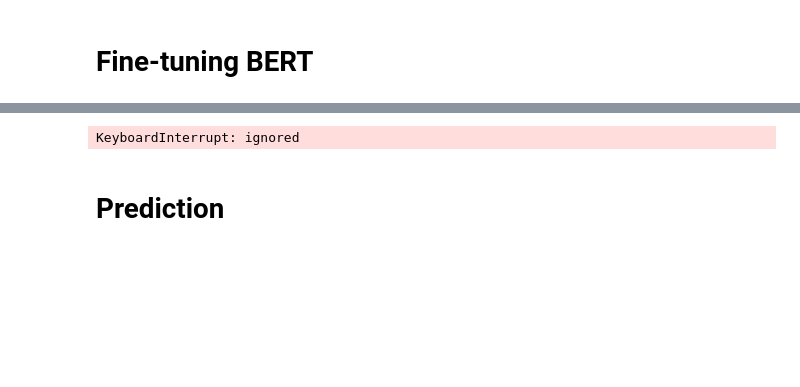
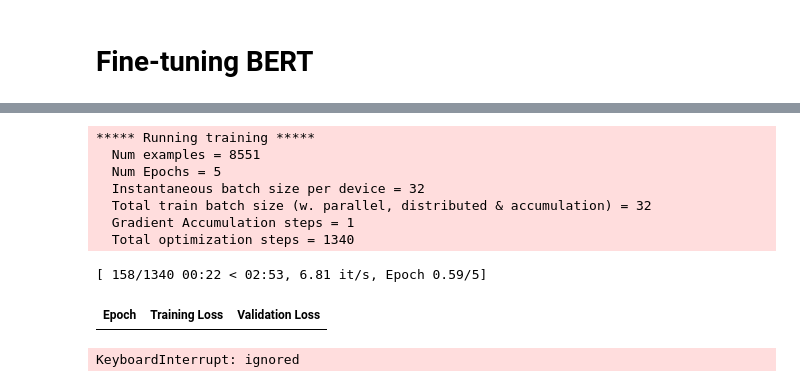
Before and after one commit to 201li220/ProjetMLA, a Jupyter notebook: Code Jihan/Finetuning.ipynb, the cells around one changed output, grey strips where cells are left out. Saved outputs shown, nothing was run; the diff lists cells and outputs as text; code cells hidden in the pictures; blank space fills up the shorter version.

```diff
--- a/Code Jihan/Finetuning.ipynb
+++ b/Code Jihan/Finetuning.ipynb
@@ -133,8 +199,8 @@ You're using a BertTokenizerFast tokenizer. Please note that with a fast tokeniz
 # %% [markdown]
 # Fine-tuning BERT
 # %%
-num_labels = 1 if task=="stsb" else 2
+num_labels = 1 if TASK=="stsb" else 2
 
 # cache a pre-trained BERT model for two-class classification
-model = AutoModelForSequenceClassification.from_pretrained(checkpoint, num_labels=num_labels)
+model = AutoModelForSequenceClassification.from_pretrained(MODEL, num_labels)
 # %% [output]
@@ -152,16 +224,15 @@ print(results)
 # %%
-metric_name = "spearmanr" if task == "stsb" else "matthews_correlation" if task == "cola" else "f1" if task == "mrpc" else "accuracy"
-model_name = checkpoint.split("/")[-1]
+model_name = MODEL.split("/")[-1]
 args = TrainingArguments(
-    f"{model_name}-finetuned-{task}",
+    f"{model_name}-finetuned-{TASK}",
     evaluation_strategy = "epoch",
     save_strategy = "epoch",
-    learning_rate=3e-5,
-    per_device_train_batch_size=batch_size,
-    per_device_eval_batch_size=batch_size,
-    num_train_epochs=5,
+    learning_rate=3e-5, # AdamW optimizer
+    per_device_train_batch_size=BATCH_SIZE,
+    per_device_eval_batch_size=BATCH_SIZE,
+    num_train_epochs=EPOCHS,
     weight_decay=0.01,
     load_best_model_at_end=True,
     metric_for_best_model=metric_name,
-    push_to_hub=True,
+    report_to='tensorboard'
 )
@@ -187,16 +238,0 @@ device(type='cpu')
-# %%
-progress_bar = tqdm(range(NUM_TRAINING_STEPS))
-
-model.train()
-for epoch in range(EPOCHS):
-    for batch in train_data:
-        batch = {k:v.to(device) for k,v in batch.items()}
-        outputs = model(**batch)
-        loss = outputs.loss
-        loss.backward()
-        optimizer.step()
-        lr_scheduler.step()
-        optimizer.zero_grad()
-        progress_bar.update(1)
-# %% [output]
-KeyboardInterrupt: ignored
@@ -216,2 +238,0 @@ metric.compute()
-# %% [markdown]
-# Prediction
@@ -231,0 +239,22 @@ preds
+# %%
+trainer = Trainer(model,
+                  args,
+                  train_dataset=tokenized_datasets["train"],
+                  eval_dataset=tokenized_datasets["validation"],
+                  tokenizer=tokenizer,
+                  data_collator = data_collator,
+                  compute_metrics=compute_metrics
+                  )
+# %%
+trainer.train()
+# %% [output]
+***** Running training *****
+  Num examples = 8551
+  Num Epochs = 5
+  Instantaneous batch size per device = 32
+  Total train batch size (w. parallel, distributed & accumulation) = 32
+  Gradient Accumulation steps = 1
+  Total optimization steps = 1340
+[ 158/1340 00:22 < 02:53, 6.81 it/s, Epoch 0.59/5]
+| Epoch | Training Loss | Validation Loss |
+KeyboardInterrupt: ignored
```
Also changed, not shown: parts of 29 cells of this notebook.
